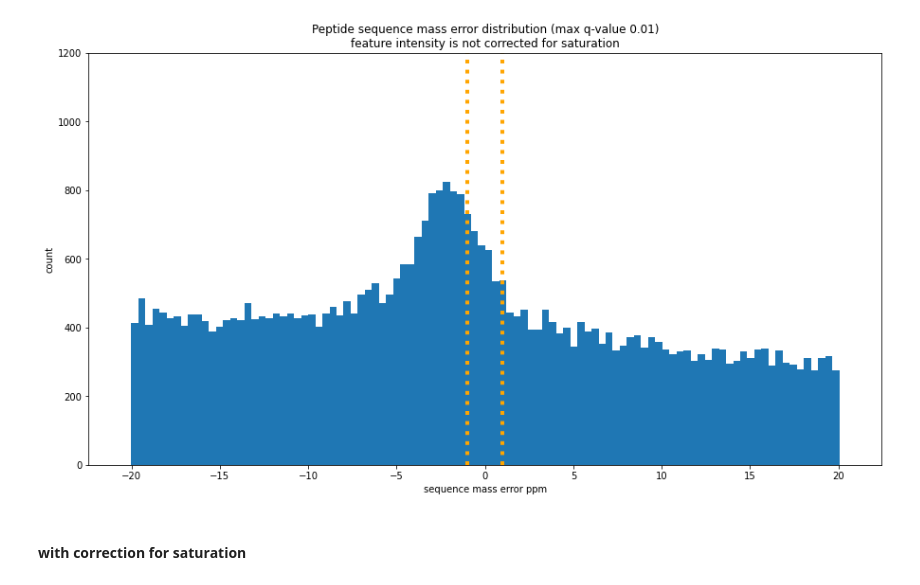
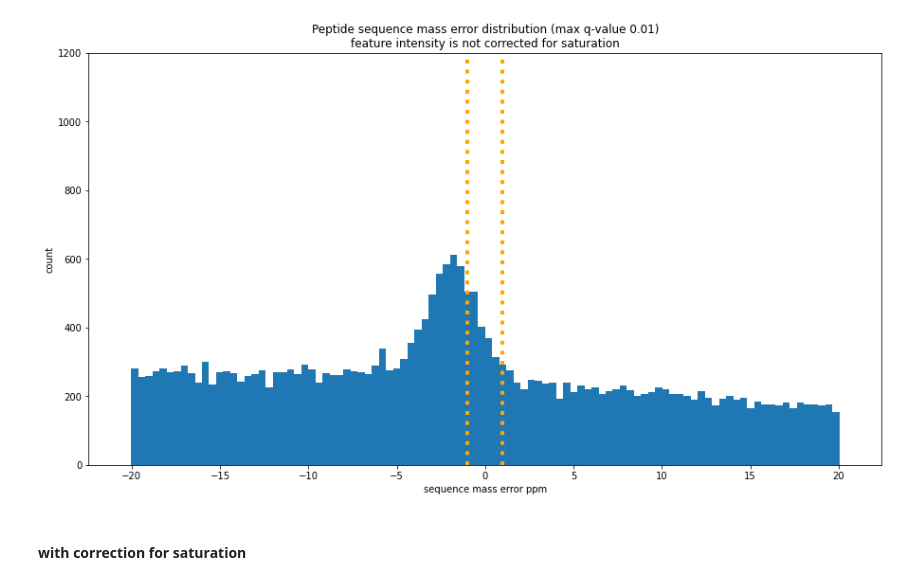
Before and after one commit to WEHI-Proteomics/tfde, a Jupyter notebook: notebooks/paper 2 - identifications with and without saturation correction.ipynb, the cells around one changed output. Drawn from its saved outputs; the diff is of its cells as text; code cells hidden in the pictures.

```diff
--- a/notebooks/paper 2 - identifications with and without saturation correction.ipynb
+++ b/notebooks/paper 2 - identifications with and without saturation correction.ipynb
@@ -9,10 +10,8 @@ import json
 # %%
-experiment_base_dir = '/media/big-ssd/experiments'
 experiment_name = 'P3856'
 feature_detection_method = 'pasef'
 
-EXPERIMENT_DIR = "{}/{}".format(experiment_base_dir, experiment_name)
-IDENTIFICATIONS_DIR = '{}/identifications-{}'.format(EXPERIMENT_DIR, feature_detection_method)
-IDENTIFICATIONS_FILE = '{}/exp-{}-identifications-{}.pkl'.format(IDENTIFICATIONS_DIR, experiment_name, feature_detection_method)
+IDENTIFICATIONS_DIR = '{}/identifications-pasef-cs-true-fmdw-false'.format(expanduser("~"))
+IDENTIFICATIONS_FILE = '{}/exp-{}-identifications-{}-recalibrated.pkl'.format(IDENTIFICATIONS_DIR, experiment_name, feature_detection_method)
 # %%
 MAXIMUM_Q_VALUE = 0.01
@@ -21,5 +20,5 @@ MAXIMUM_Q_VALUE = 0.01
 # %%
 # load the identifications that had saturated points in the mono
-with open('/home/daryl/identifications-with-mono-saturated/exp-P3856-identifications-pasef.pkl', 'rb') as handle:
+with open(IDENTIFICATIONS_FILE, 'rb') as handle:
     d = pickle.load(handle)
-identifications_with_saturation_df = d['identifications_df']
+identifications_with_cs_df = d['identifications_df']
@@ -26,24 +44,24 @@ identifications_with_saturation_df = d['identifications_df']
 # %%
 f, ax1 = plt.subplots()
 f.set_figheight(8)
 f.set_figwidth(15)
 
 plt.margins(0.06)
 plt.title('Peptide sequence mass error distribution (max q-value {})\nfeature intensity is not corrected for saturation'.format(MAXIMUM_Q_VALUE))
 
 bins = 100
-hist, bins, _ = plt.hist(identifications_with_saturation_df.mass_accuracy_ppm, bins=bins)
+hist, bins, _ = plt.hist(identifications_with_cs_df.mass_accuracy_ppm, bins=bins)
 plt.xlabel('sequence mass error ppm')
 plt.ylabel('count')
 
 plt.ylim((0,1200))
 
 plt.axvline(x=+1, linestyle=':', linewidth=4, color='orange')
 plt.axvline(x=-1, linestyle=':', linewidth=4, color='orange')
 
 plt.show()
 # %% [output]
-[figure, old version]
+[figure, new version]
 # %% [markdown]
 #### with correction for saturation
 # %%
```
Also changed, not shown: parts of 4 cells of this notebook, 1 other file.
